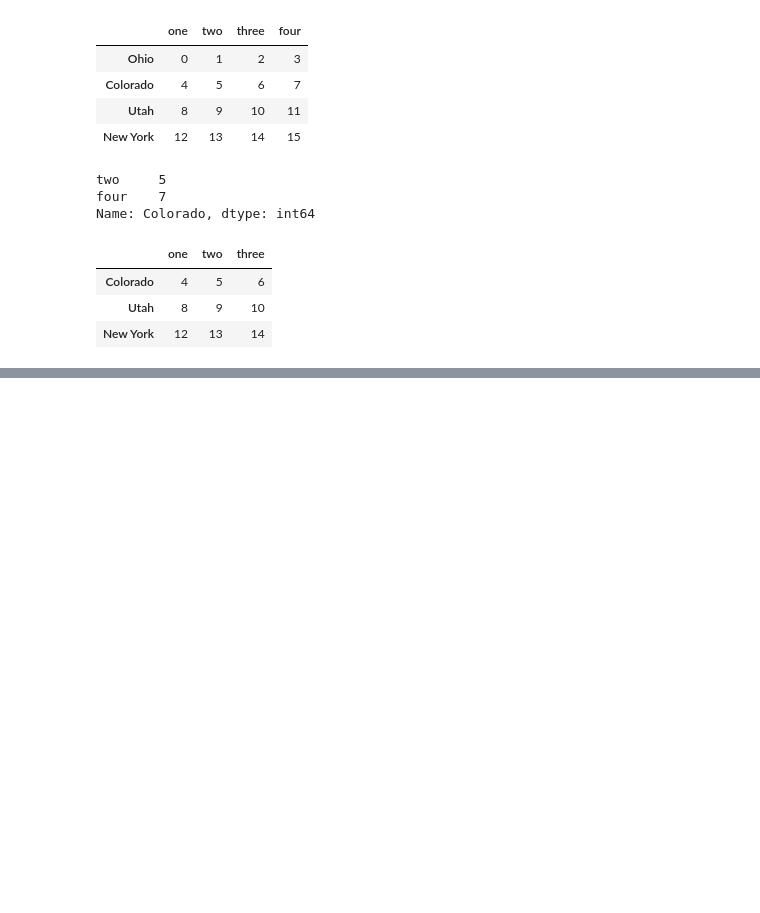
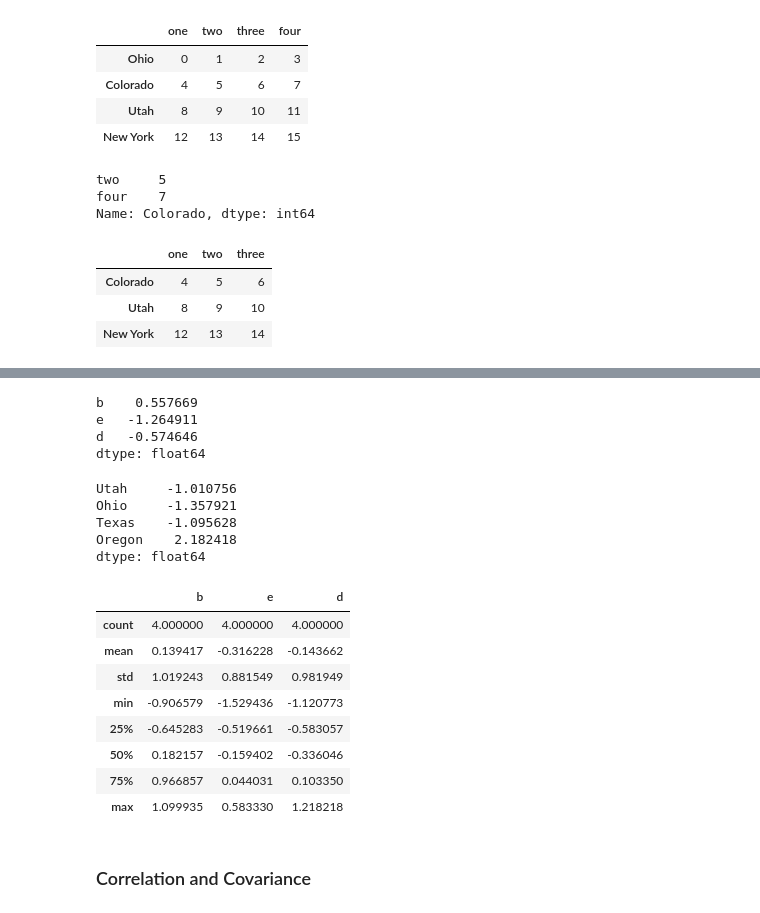
Before and after one commit to usamasubhani/PIAIC, a Jupyter notebook: Quarter 2/Notes/Pandas.ipynb, the cells around one changed output, grey strips where cells are left out. Drawn from its saved outputs; the diff is of its cells as text; code cells hidden in the pictures; blank space fills up the shorter version.

```diff
--- a/Quarter 2/Notes/Pandas.ipynb
+++ b/Quarter 2/Notes/Pandas.ipynb
@@ -451,0 +569,4 @@ data.iloc[:, :3][data.three > 5]
+# %%
+frame = pd.DataFrame(np.random.randn(4, 3), columns=list('bed'),
+                     index=['Utah', 'Ohio', 'Texas', 'Oregon'])
+frame
@@ -451,0 +656,32 @@ data.iloc[:, :3][data.three > 5]
+# %%
+frame.sum()
+# Returns column sum as a series
+# %% [output]
+b    0.557669
+e   -1.264911
+d   -0.574646
+dtype: float64
+# %%
+# Sum across columns (Rows sum)
+frame.sum(axis=1)
+frame.sum(axis='columns')
+# %% [output]
+Utah     -1.010756
+Ohio     -1.357921
+Texas    -1.095628
+Oregon    2.182418
+dtype: float64
+# %%
+frame.describe()
+# %% [output]
+|  | b | e | d |
+| count | 4.000000 | 4.000000 | 4.000000 |
+| mean | 0.139417 | -0.316228 | -0.143662 |
+| std | 1.019243 | 0.881549 | 0.981949 |
+| min | -0.906579 | -1.529436 | -1.120773 |
+| 25% | -0.645283 | -0.519661 | -0.583057 |
+| 50% | 0.182157 | -0.159402 | -0.336046 |
+| 75% | 0.966857 | 0.044031 | 0.103350 |
+| max | 1.099935 | 0.583330 | 1.218218 |
+# %% [markdown]
+### Correlation and Covariance
```
Also changed, not shown: parts of 35 cells of this notebook.
